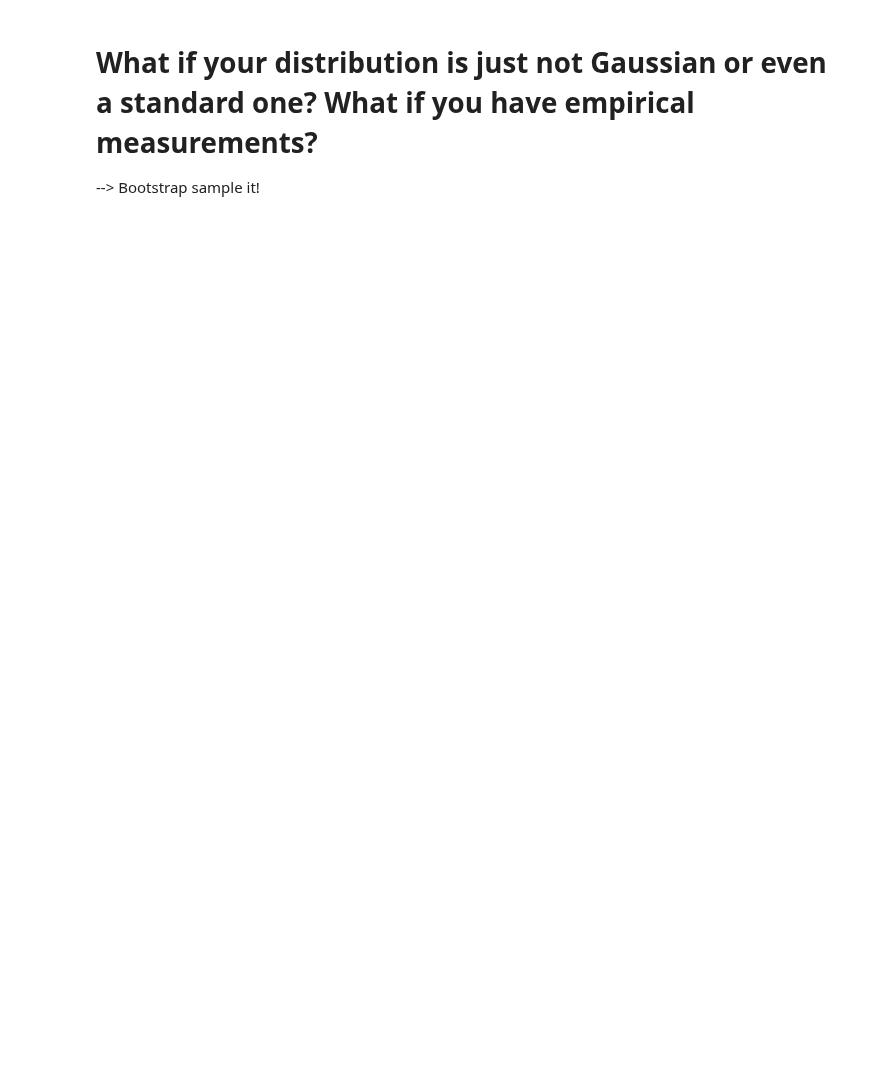
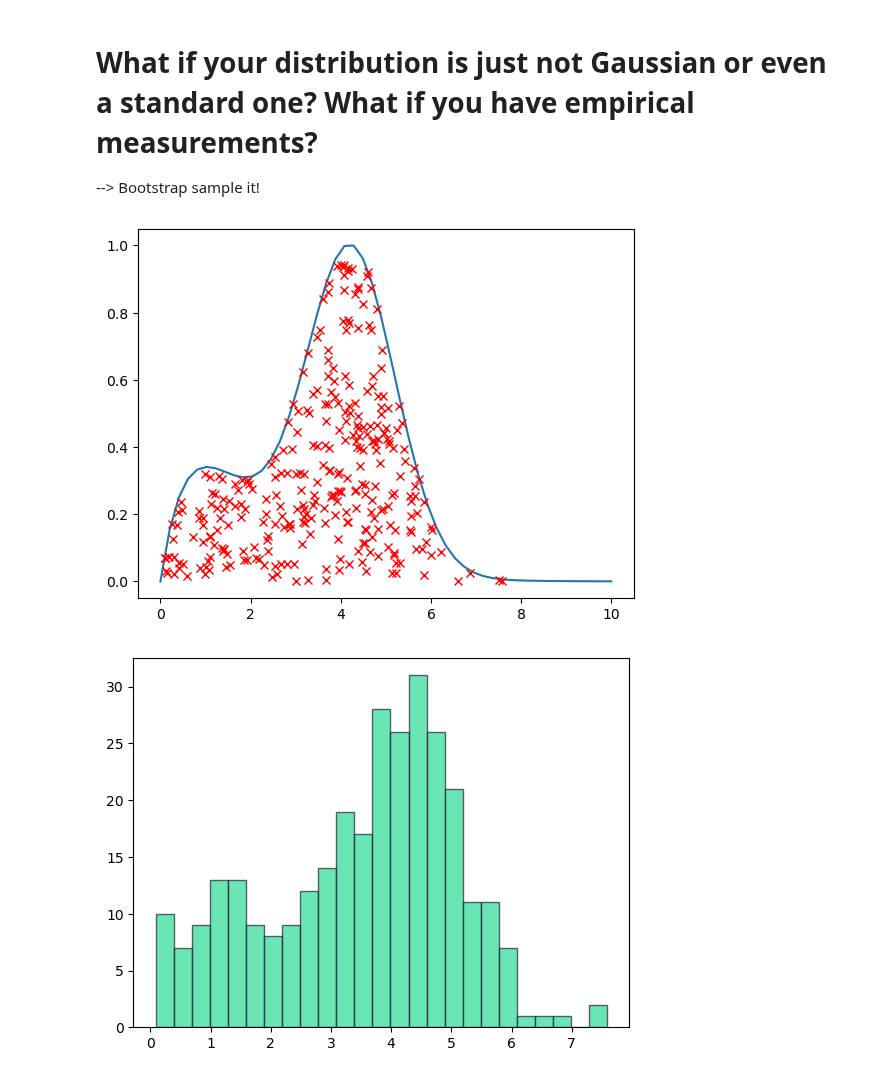
Before and after one commit to andreas-stillits/error-propagation, a Jupyter notebook: error-propagation.ipynb, the cells around one changed output. Drawn from its saved outputs; the diff is of its cells as text; code cells hidden in the pictures; blank space fills up the shorter version.

```diff
--- a/error-propagation.ipynb
+++ b/error-propagation.ipynb
@@ -179,3 +166,28 @@ plt.show()
 --> Bootstrap sample it!
 # %%
 # Here we show how to sample but they write what to do with the samples and how to plot them.
+
+def p(x):
+    return (4*x * np.exp(-x) + x*np.exp(-0.5*(x - 4)**2)) / 4.35025
+
+# draw random number pairs uniformly from (0, 10) x (0, 1)
+
+n = 1000
+rng = np.random.default_rng(42)
+xs = rng.uniform(low=0, high=10, size=n)
+ys = rng.uniform(low=0, high=1, size=n)
+
+mask = ys < p(xs)
+
+xs_kept = xs[mask]
+ys_kept = ys[mask]
+
+x = np.linspace(0, 10)
+y = p(x)
+
+plt.plot(x, y)
+plt.plot(xs_kept, ys_kept, "rx")
+plt.show()
+# %% [output]
+[figure, added]
+[figure, added]
```
Also changed, not shown: parts of 6 cells of this notebook, 1 other file.
